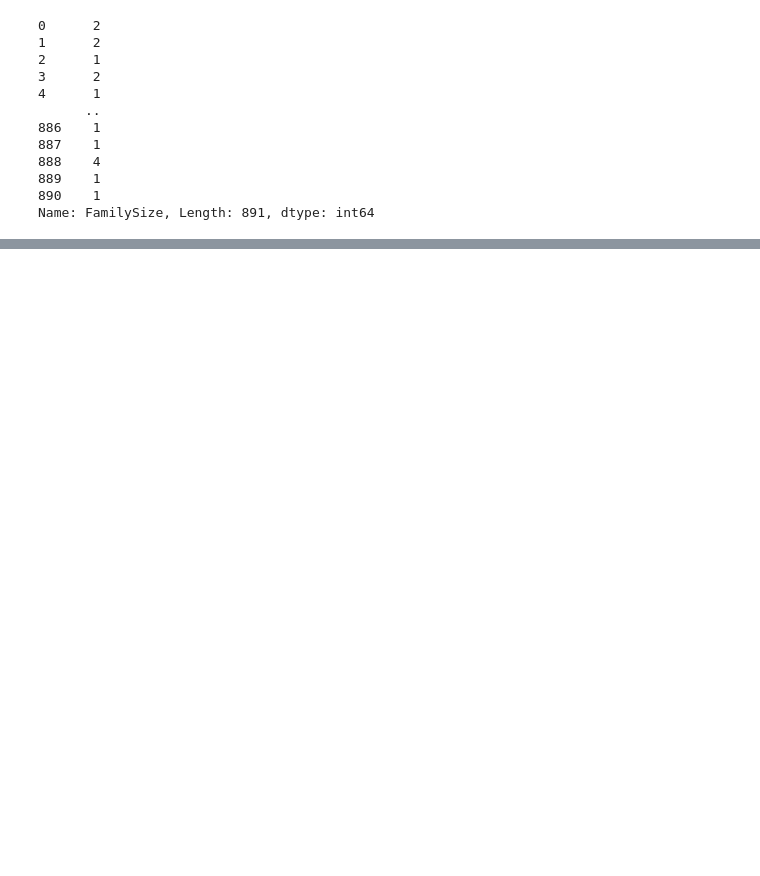
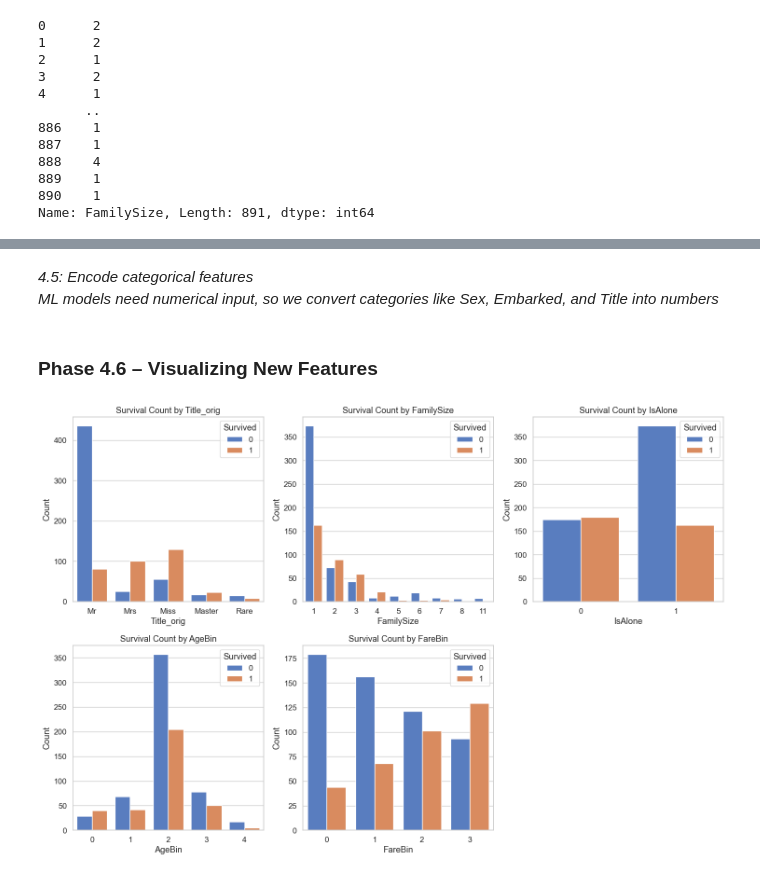
Before and after one commit to harshini2000-dev/Titanic_ML, a Jupyter notebook: Titanic_nb.ipynb, the cells around one changed output, grey strips where cells are left out. Saved outputs shown, nothing was run; the diff lists cells and outputs as text; code cells hidden in the pictures; blank space fills up the shorter version.

```diff
--- a/Titanic_nb.ipynb
+++ b/Titanic_nb.ipynb
@@ -300,3 +308,8 @@ df['FamilySize']
 889    1
 890    1
 Name: FamilySize, Length: 891, dtype: int64
+# %%
+# 4.3 – IsAlone
+# People traveling alone had different survival odds compared to those with family
+df['IsAlone'] = 0
+df.loc[df['FamilySize'] == 1, 'IsAlone'] = 1
@@ -302,0 +319,48 @@ Name: FamilySize, Length: 891, dtype: int64
+# %%
+# Age bins
+df['AgeBin'] = pd.cut(df['Age'], bins=[0, 12, 20, 40, 60, 80], labels=False)
+
+# Fare bins (quartiles)
+df['FareBin'] = pd.qcut(df['Fare'], 4, labels=False)
+# %% [markdown]
+*4.5: Encode categorical features*
+<br/>
+*ML models need numerical input, so we convert categories like Sex, Embarked, and Title into numbers*
+# %%
+# Save a copy for visualization
+df['Title_orig'] = df['Title']
+df['Sex_orig'] = df['Sex']
+df['Embarked_orig'] = df['Embarked']
+# %%
+from sklearn.preprocessing import LabelEncoder
+label = LabelEncoder()
+
+for col in ['Sex', 'Embarked', 'Title']:
+    df[col] = label.fit_transform(df[col].astype(str))
+# %% [markdown]
+### Phase 4.6 – Visualizing New Features
+# %%
+import matplotlib.pyplot as plt
+import seaborn as sns
+
+# Set up a clean visual style
+sns.set(style="whitegrid", palette="muted", font_scale=1.1)
+
+# new features but not for visuals because they are transformed into numeric codes for ml model
+new_features = ['Title', 'FamilySize', 'IsAlone', 'AgeBin', 'FareBin']
+
+# Visualize readable versions
+features_to_plot = ['Title_orig', 'FamilySize', 'IsAlone', 'AgeBin', 'FareBin']
+
+plt.figure(figsize=(15, 10))
+for i, feature in enumerate(features_to_plot, 1):
+    plt.subplot(2, 3, i)
+    sns.countplot(data=df, x=feature, hue='Survived')
+    plt.title(f"Survival Count by {feature}")
+    plt.xlabel(feature)
+    plt.ylabel("Count")
+
+plt.tight_layout()
+plt.show()
+# %% [output]
+[figure, added]
```
Also changed, not shown: parts of 9 cells of this notebook.
